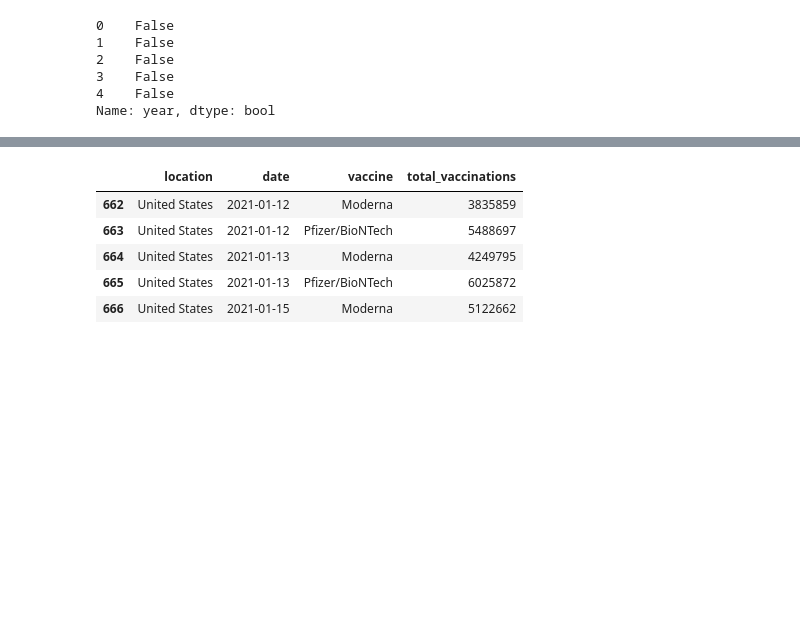
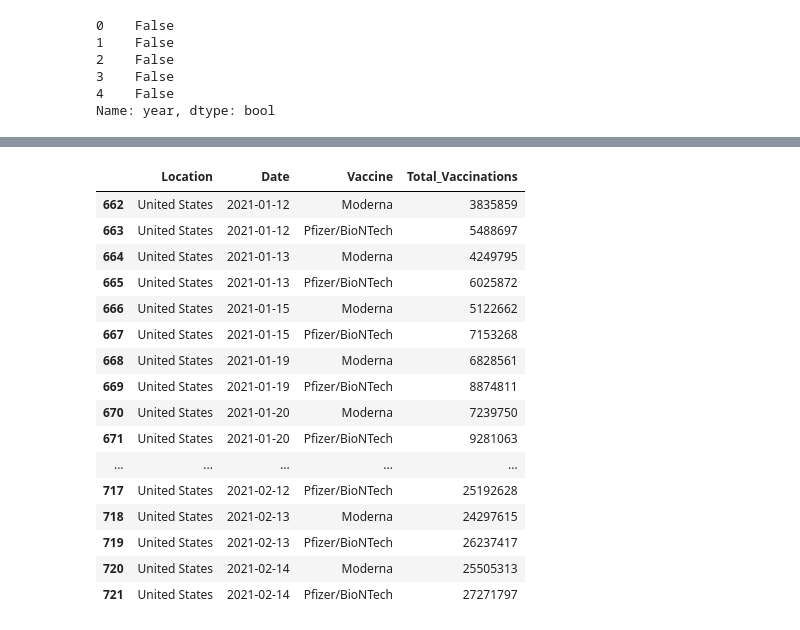
Before and after one commit to tduron3/I_Have_No_Clue, a Jupyter notebook: Project_1.ipynb, the cells around one changed output, grey strips where cells are left out. Saved outputs shown, nothing was run; the diff lists cells and outputs as text; code cells hidden in the pictures; blank space fills up the shorter version.

```diff
--- a/Project_1.ipynb
+++ b/Project_1.ipynb
@@ -348,27 +416,36 @@ vac_admin_df.head()
 # %%
 # Import Current Data for Vaccinations Administered by Manufacturer - United States
 vac_man_admin_df = pd.read_csv(r'https://raw.githubusercontent.com/owid/covid-19-data/master/public/data/vaccinations/vaccinations-by-manufacturer.csv')
-
 
 # Print
 vac_man_admin_df
 
 # Selecting Necessary Data
 vac_man_us_df = vac_man_admin_df[vac_man_admin_df.location=="United States"]
 
 # Print
 vac_man_us_df
 
 # Rename Columns and Print
-vac_man_us_df.rename(columns = {'locations':'Location','date':'Date','vaccine':'Vaccine','total_vaccinations':'Total_Vaccinations'})
-vac_man_us_df.head()
+vac_man_us_df.rename(columns = {'location':'Location','date':'Date','vaccine':'Vaccine','total_vaccinations':'Total_Vaccinations'})
 # %% [output]
-|  | location | date | vaccine | total_vaccinations |
+|  | Location | Date | Vaccine | Total_Vaccinations |
 | 662 | United States | 2021-01-12 | Moderna | 3835859 |
 | 663 | United States | 2021-01-12 | Pfizer/BioNTech | 5488697 |
 | 664 | United States | 2021-01-13 | Moderna | 4249795 |
 | 665 | United States | 2021-01-13 | Pfizer/BioNTech | 6025872 |
 | 666 | United States | 2021-01-15 | Moderna | 5122662 |
+| 667 | United States | 2021-01-15 | Pfizer/BioNTech | 7153268 |
+| 668 | United States | 2021-01-19 | Moderna | 6828561 |
+| 669 | United States | 2021-01-19 | Pfizer/BioNTech | 8874811 |
+| 670 | United States | 2021-01-20 | Moderna | 7239750 |
+| 671 | United States | 2021-01-20 | Pfizer/BioNTech | 9281063 |
+| ... | ... | ... | ... | ... |
+| 717 | United States | 2021-02-12 | Pfizer/BioNTech | 25192628 |
+| 718 | United States | 2021-02-13 | Moderna | 24297615 |
+| 719 | United States | 2021-02-13 | Pfizer/BioNTech | 26237417 |
+| 720 | United States | 2021-02-14 | Moderna | 25505313 |
+| 721 | United States | 2021-02-14 | Pfizer/BioNTech | 27271797 |
 # %%
 # Build DataFrame for Current Data of Moderna Vaccines Administered - United States
 vac_man_df = vac_man_us_df[vac_man_us_df.vaccine=="Moderna"]
```
Also changed, not shown: parts of 13 cells of this notebook.
